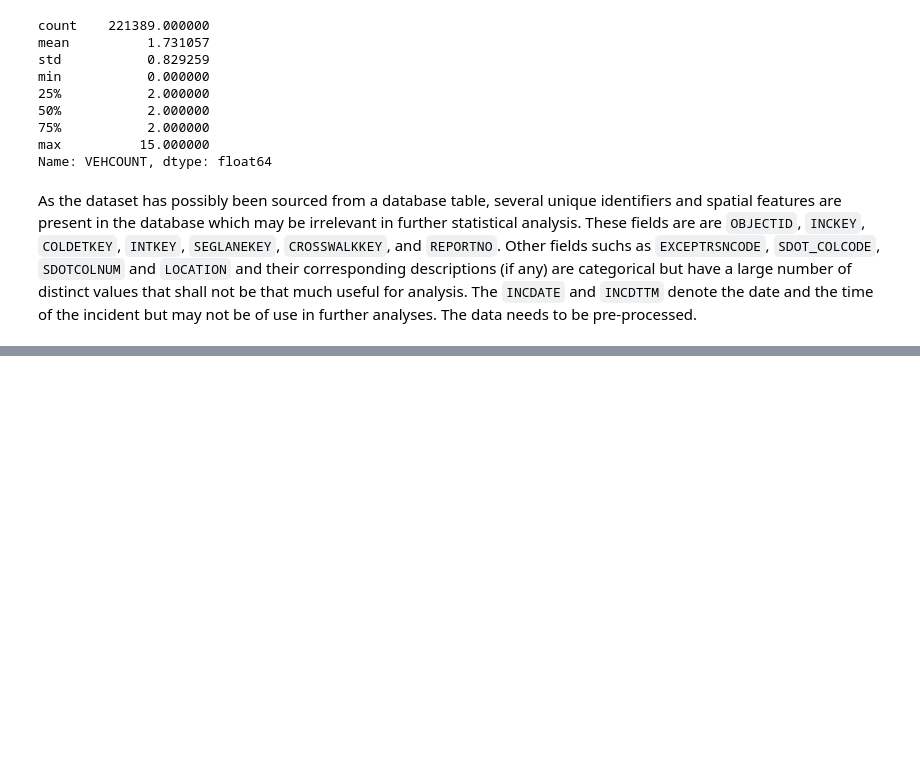
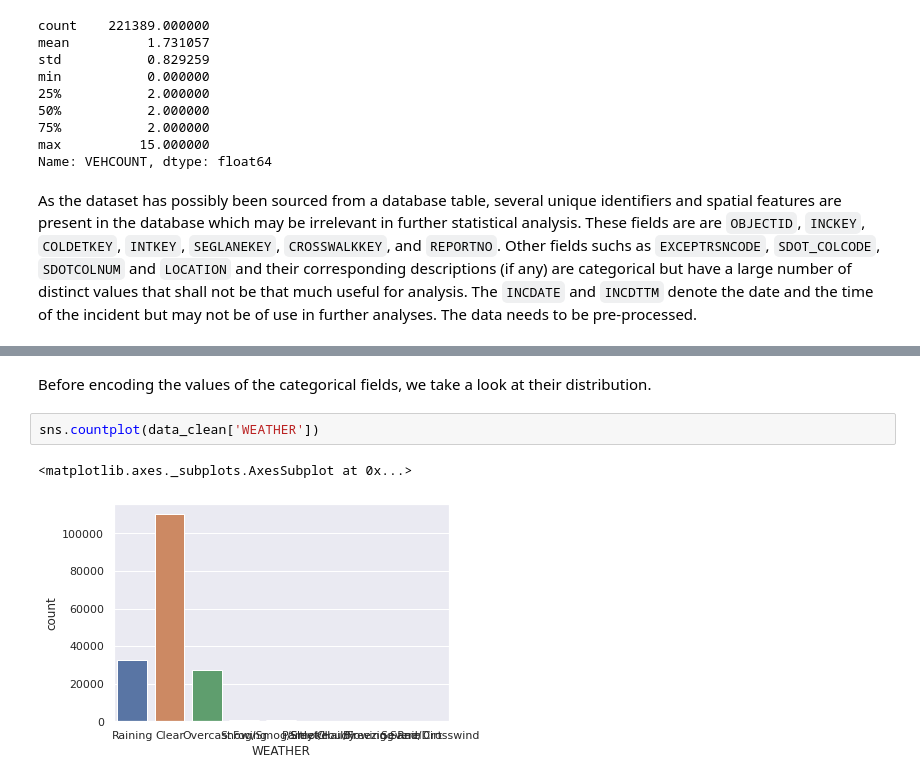
Before and after one commit to sudiptog81/ibm-data-science, a Jupyter notebook: Applied Data Science Capstone/CapstoneProject.ipynb, the cells around one changed output, grey strips where cells are left out. Drawn from its saved outputs; the diff is of its cells as text; blank space fills up the shorter version.

```diff
--- a/Applied Data Science Capstone/CapstoneProject.ipynb
+++ b/Applied Data Science Capstone/CapstoneProject.ipynb
@@ -202,0 +316,7 @@ As the dataset has possibly been sourced from a database table, several unique i
+# %% [markdown]
+Before encoding the values of the categorical fields, we take a look at their distribution.
+# %%
+sns.countplot(data_clean['WEATHER'])
+# %% [output]
+<matplotlib.axes._subplots.AxesSubplot at 0x...>
+[figure, added]
```
Also changed, not shown: parts of 57 cells of this notebook.
